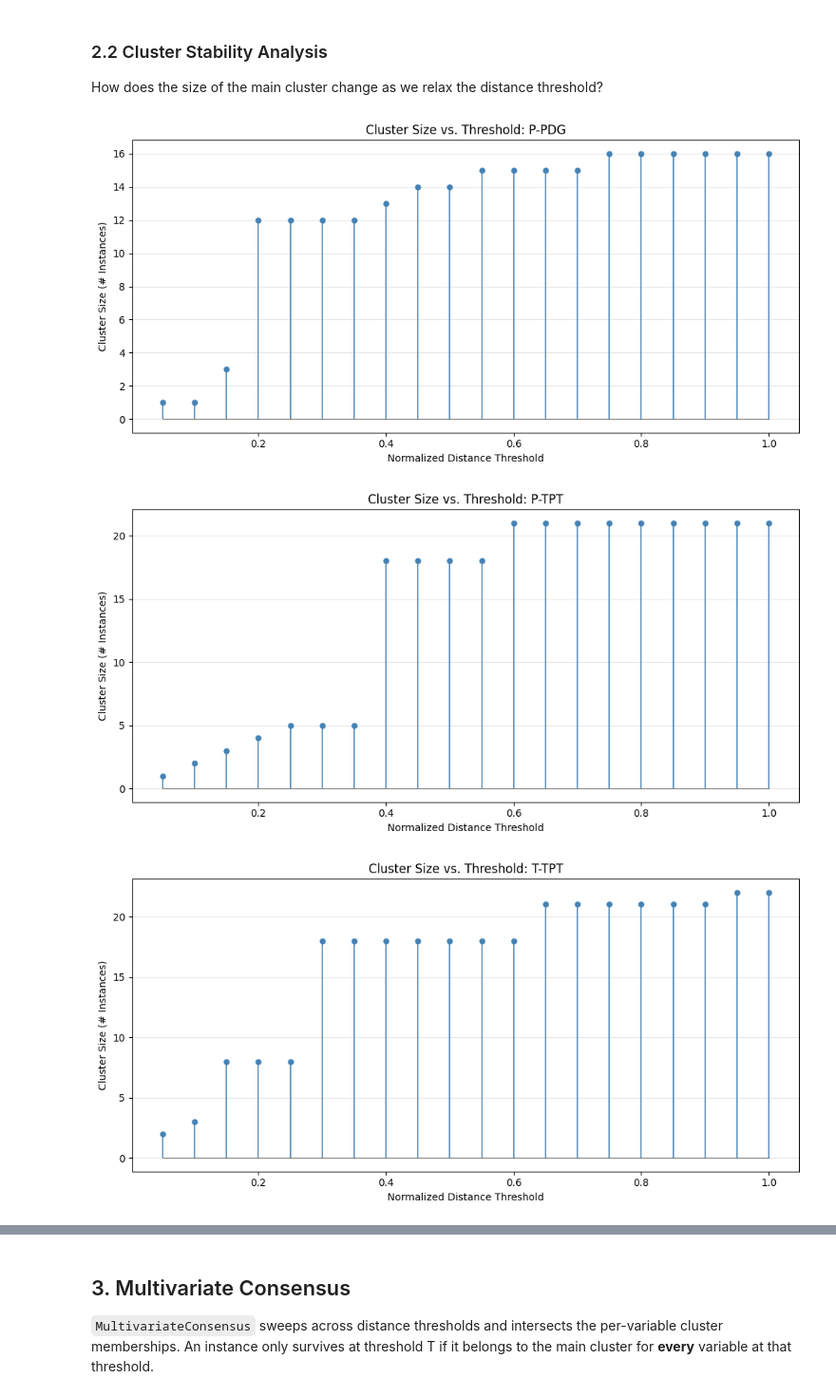
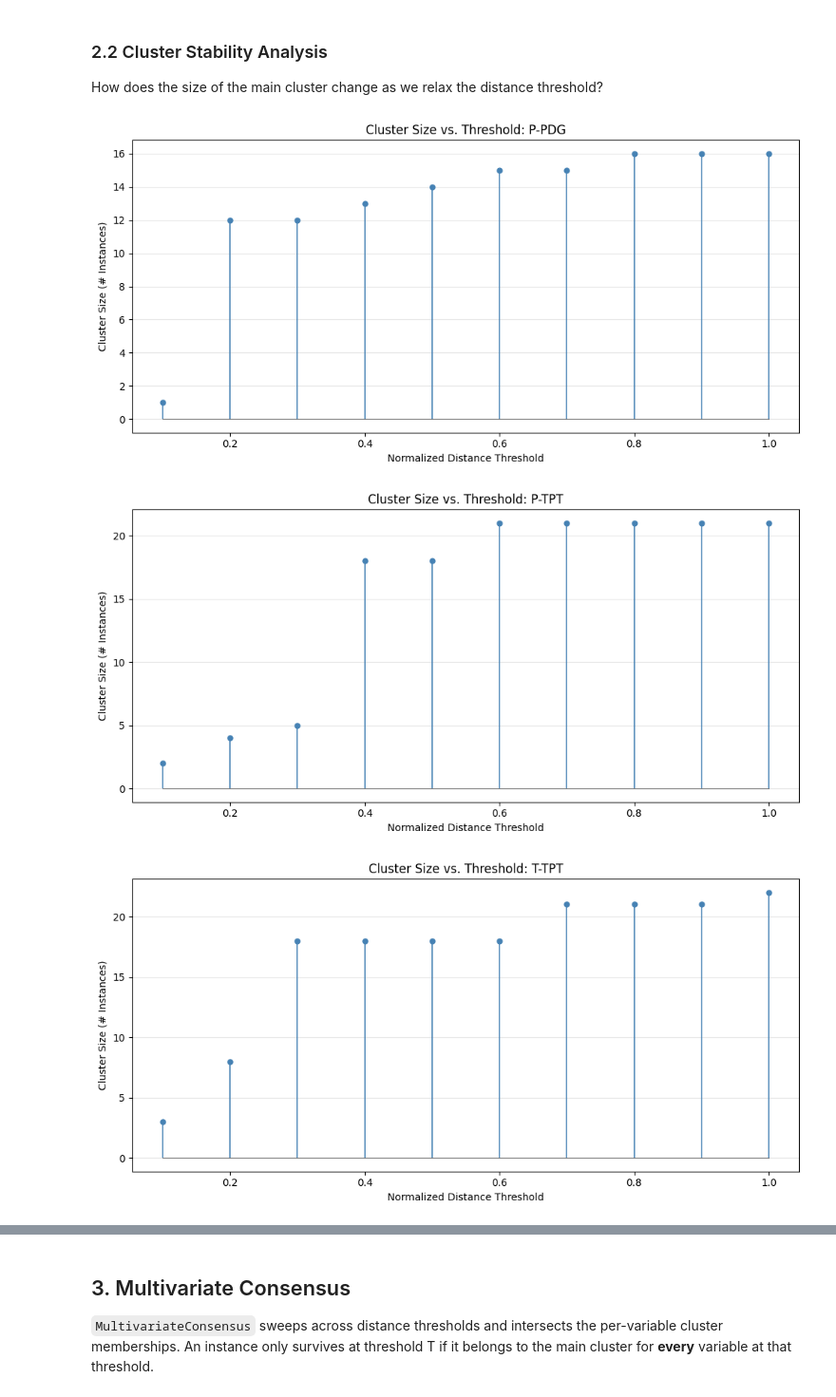
Before and after one commit to RalphVita/3W, a Jupyter notebook: docs/notebooks/clustering_pipeline_examples.ipynb, the cells around one changed output, grey strips where cells are left out. Shown at 95% size. Saved outputs shown, nothing was run; the diff lists cells and outputs as text; code cells hidden in the pictures.

```diff
--- a/docs/notebooks/clustering_pipeline_examples.ipynb
+++ b/docs/notebooks/clustering_pipeline_examples.ipynb
@@ -193,15 +194,15 @@ for var in valid_vars:
 How does the size of the main cluster change as we relax the distance threshold?
 # %%
 # Compute cluster size at each threshold for each variable
-thresholds = np.arange(0.05, 1.05, 0.05).tolist()
+thresholds = np.arange(0.1, 1.1, 0.1).tolist()
 
 for var in valid_vars:
     model = trained_models[var]
     counts = {t: len(model.find_main_cluster_indices(t)) for t in thresholds}
     viz = ClusterSizeCurvePlot(counts, title=f"Cluster Size vs. Threshold: {var}")
     fig, ax = viz.plot()
     plt.show()
 # %% [output]
-[figure, old version]
+[figure, new version]
-[figure, old version]
+[figure, new version]
-[figure, old version]
+[figure, new version]
```
Also changed, not shown: parts of 10 cells of this notebook, 3 other files.
